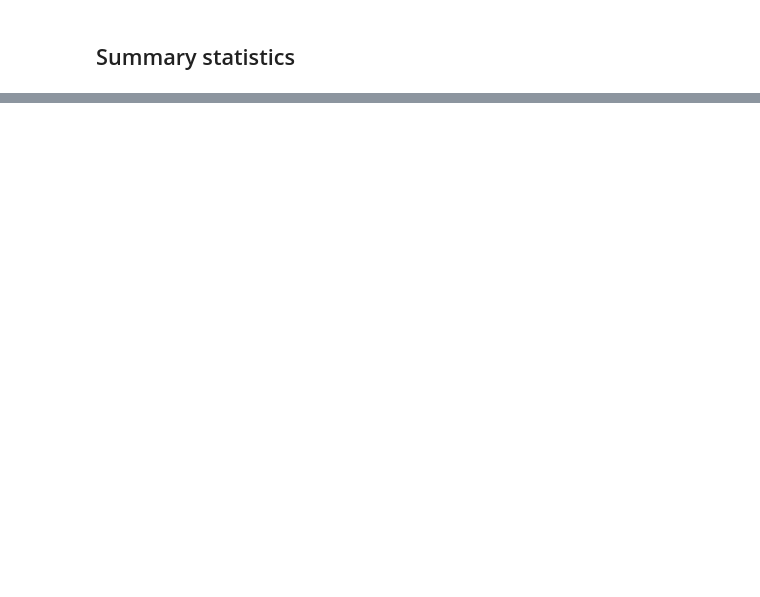
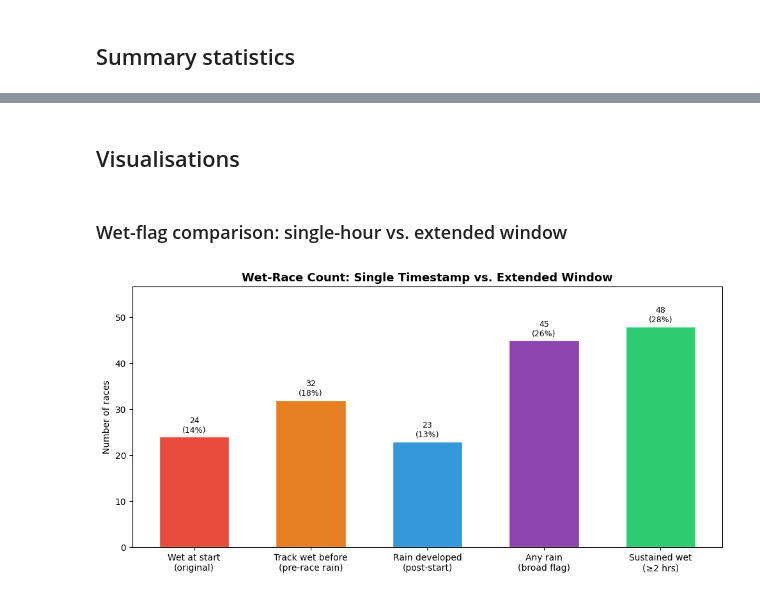
Before and after one commit to CodyRB24/mads-f1-analysis, a Jupyter notebook: notebooks/f1_weather.ipynb, the cells around one changed output, grey strips where cells are left out. Cells and saved outputs as stored; diff of their text form; code cells hidden in the pictures; blank space fills up the shorter version.

Commit message:
Updated weather notebook
Added analysis fetching 2 hours prior and 2 hours after to analyze better the weather conditions of the race

```diff
--- a/notebooks/f1_weather.ipynb
+++ b/notebooks/f1_weather.ipynb
@@ -194,16 +219,0 @@ Fetched : 173 events
-# %%
-df = pd.DataFrame(records)
-
-# Human-readable condition label
-df["condition"] = df["weather_code"].map(WMO_DESCRIPTIONS).fillna("Unknown")
-
-# Wet-race flag: precipitation > 0.1 mm at race start hour
-df["is_wet"] = df["precipitation"] > 0.1
-
-# Report which requested variables have no data at all
-empty_vars = [c for c in HOURLY_VARS if c in df.columns and df[c].isna().all()]
-if empty_vars:
-    print(f"Variables with no data returned by API: {empty_vars}")
-
-print(f"\nDataFrame shape: {df.shape}")
-df.head()
@@ -261,0 +380,37 @@ Top 10 wettest races at start hour:
+# %% [markdown]
+## Visualisations
+# %% [markdown]
+### Wet-flag comparison: single-hour vs. extended window
+# %%
+flag_labels = {
+    "is_wet_start":     "Wet at start\n(original)",
+    "track_wet_pre":    "Track wet before\n(pre-race rain)",
+    "rain_during":      "Rain developed\n(post-start)",
+    "is_wet_broad":     "Any rain\n(broad flag)",
+    "is_wet_sustained": "Sustained wet\n(≥2 hrs)",
+}
+flag_counts = {lbl: raw[col].sum() for col, lbl in flag_labels.items()}
+
+fig, ax = plt.subplots(figsize=(10, 5))
+red = "#e74c3c"
+orange = "#e67e22"
+blue = "#3498db"
+purple = "#8e44ad"
+green = "#2ecc71"
+yellow = "#f1c40f"
+
+colors = [red, orange, blue, purple, green]
+bars = ax.bar(flag_counts.keys(), flag_counts.values(), color=colors, edgecolor="white", width=0.6)
+
+for bar, (lbl, n) in zip(bars, flag_counts.items()):
+    ax.text(bar.get_x() + bar.get_width() / 2, bar.get_height() + 0.5,
+            f"{n}\n({n/len(raw)*100:.0f}%)", ha="center", va="bottom", fontsize=9)
+
+ax.set_ylabel("Number of races")
+ax.set_title("Wet-Race Count: Single Timestamp vs. Extended Window", fontsize=13, fontweight="bold")
+ax.set_ylim(0, max(flag_counts.values()) * 1.18)
+plt.tight_layout()
+# plt.savefig("wet_flag_comparison.png", dpi=150)
+plt.show()
+# %% [output]
+[figure, added]
```
Also changed, not shown: parts of 41 cells of this notebook, 1 other file.
